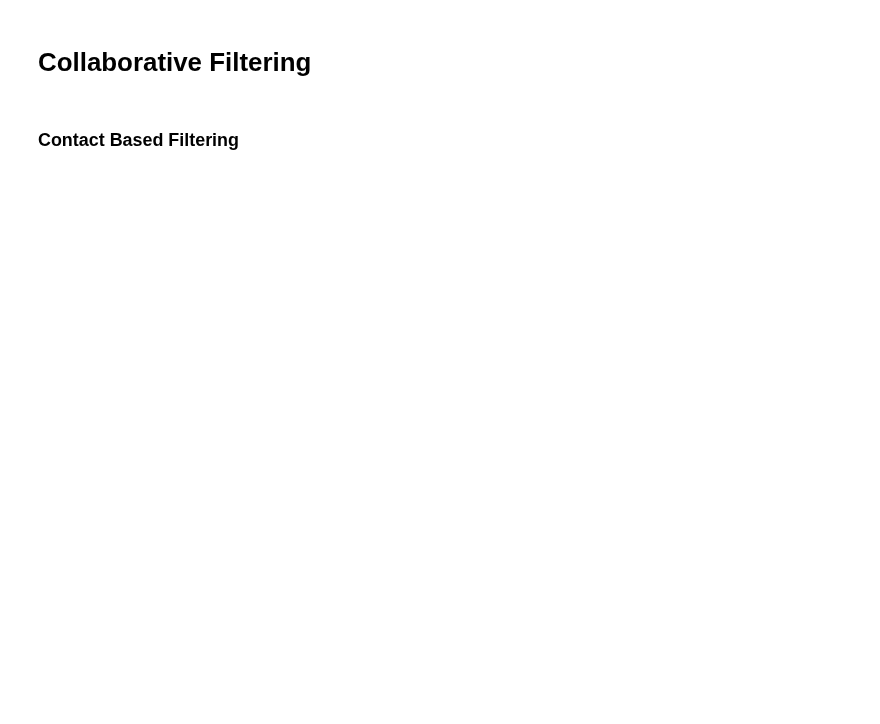
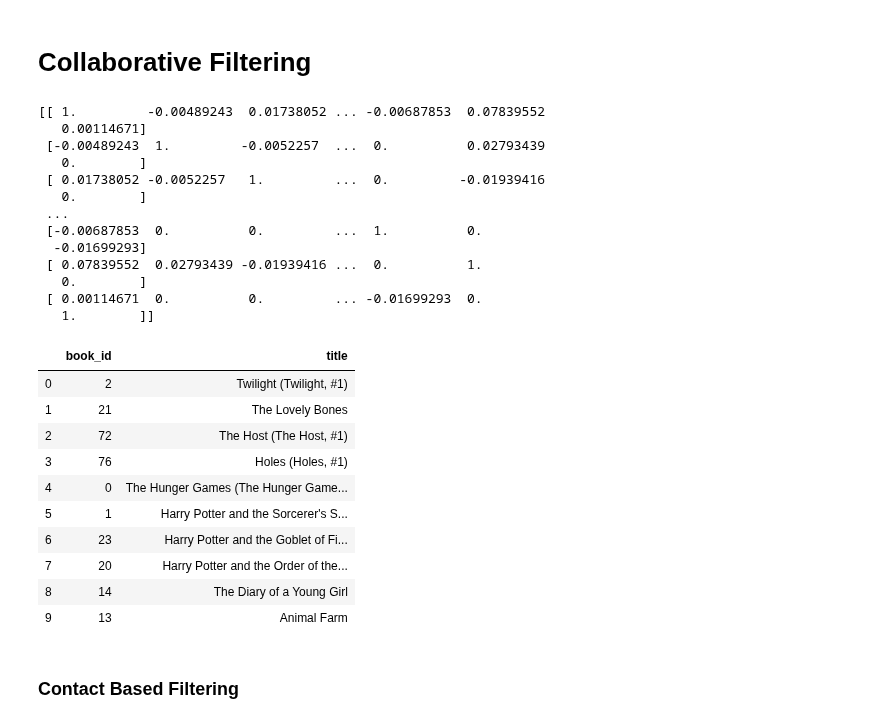
Before and after one commit to Lea1612/AI_Recommender_Systems, a Jupyter notebook: Notebook.ipynb, the cells around one changed output. Saved outputs shown, nothing was run; the diff lists cells and outputs as text; code cells hidden in the pictures; blank space fills up the shorter version.

```diff
--- a/Notebook.ipynb
+++ b/Notebook.ipynb
@@ -283,6 +283,7 @@ def get_recommendations(predicted_ratings_row, data_matrix_row, items_df, k=5):
 
 
 def get_CF_recommendation(user_id, k):
+    user_id = user_id - 1
     predicted_ratings_row = pred[user_id]
     data_matrix_row = data_matrix[user_id]
 
@@ -309,13 +310,38 @@ ratings_diff[np.isnan(ratings_diff)] = 0
 # %%
 user_similarity = build_CF_prediction_matrix('cosine')
 
 # For each user (i.e., for each row) keep only k most similar users, set the rest to 0.
 # Note that the user has the highest similarity to themselves.
 k = 10
 user_similarity = np.array([keep_top_k(np.array(arr), k) for arr in user_similarity])
 
 # since n-k users have similarity=0, for each user only k most similar users contribute to the predicted ratings
 pred = mean_user_rating + user_similarity.dot(ratings_diff) / np.array([np.abs(user_similarity).sum(axis=1)]).T
 
-recommendations_by_user = get_CF_recommendation(user_id=510, k=10)
+recommendations_by_user = get_CF_recommendation(user_id=511, k=10)
 recommendations_by_user.head(10)
+# %% [output]
+[[ 1.         -0.00489243  0.01738052 ... -0.00687853  0.07839552
+   0.00114671]
+ [-0.00489243  1.         -0.0052257  ...  0.          0.02793439
+   0.        ]
+ [ 0.01738052 -0.0052257   1.         ...  0.         -0.01939416
+   0.        ]
+ ...
+ [-0.00687853  0.          0.         ...  1.          0.
+  -0.01699293]
+ [ 0.07839552  0.02793439 -0.01939416 ...  0.          1.
+   0.        ]
+ [ 0.00114671  0.          0.         ... -0.01699293  0.
+   1.        ]]
+|  | book_id | title |
+| 0 | 2 | Twilight (Twilight, #1) |
+| 1 | 21 | The Lovely Bones |
+| 2 | 72 | The Host (The Host, #1) |
+| 3 | 76 | Holes (Holes, #1) |
+| 4 | 0 | The Hunger Games (The Hunger Game... |
+| 5 | 1 | Harry Potter and the Sorcerer's S... |
+| 6 | 23 | Harry Potter and the Goblet of Fi... |
+| 7 | 20 | Harry Potter and the Order of the... |
+| 8 | 14 | The Diary of a Young Girl |
+| 9 | 13 | Animal Farm |
```
Also changed, not shown: parts of 9 cells of this notebook, 1 other file.
